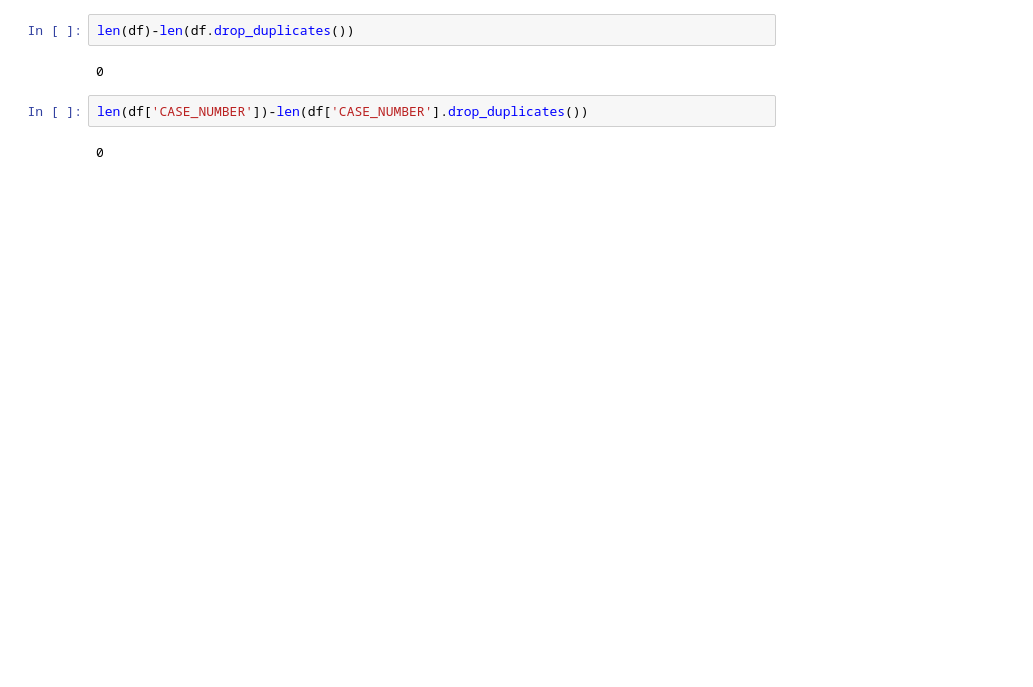
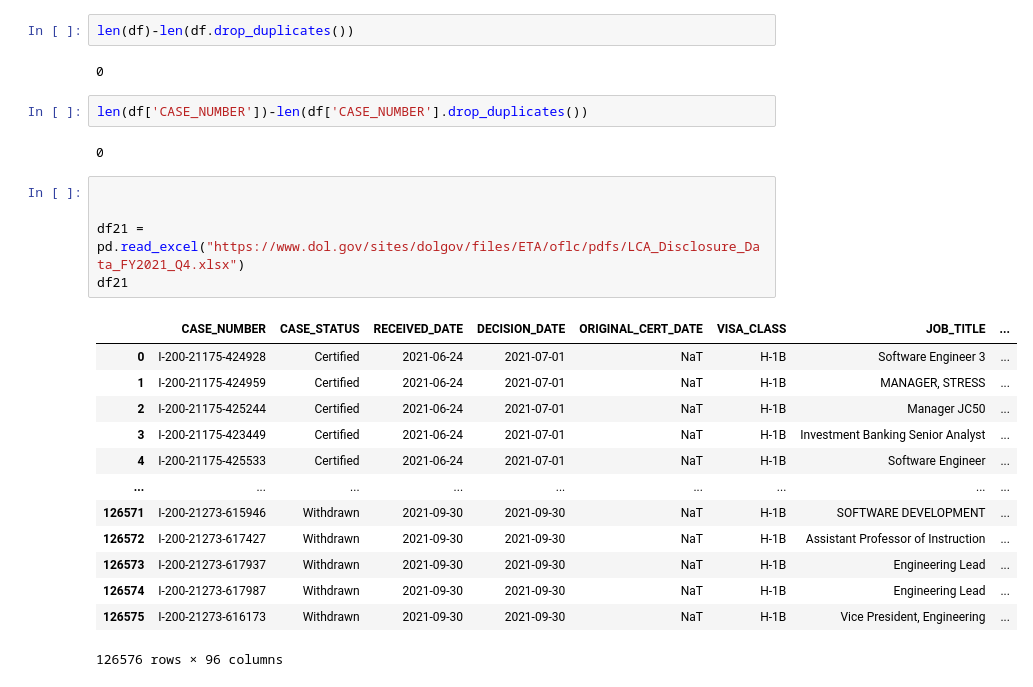
Before and after one commit to JohnBroberg/H1B_LCA, a Jupyter notebook: H1B_LCA.ipynb, the cells around one changed output. Saved outputs shown, nothing was run; the diff lists cells and outputs as text; blank space fills up the shorter version.

```diff
--- a/H1B_LCA.ipynb
+++ b/H1B_LCA.ipynb
@@ -76,3 +101,22 @@ len(df)-len(df.drop_duplicates())
 len(df['CASE_NUMBER'])-len(df['CASE_NUMBER'].drop_duplicates())
 # %% [output]
 0
+# %%
+
+
+df21 = pd.read_excel("https://www.dol.gov/sites/dolgov/files/ETA/oflc/pdfs/LCA_Disclosure_Data_FY2021_Q4.xlsx")
+df21
+# %% [output]
+|  | CASE_NUMBER | CASE_STATUS | RECEIVED_DATE | DECISION_DATE | ORIGINAL_CERT_DATE | VISA_CLASS | JOB_TITLE | ... |
+| 0 | I-200-21175-424928 | Certified | 2021-06-24 | 2021-07-01 | NaT | H-1B | Software Engineer 3 | ... |
+| 1 | I-200-21175-424959 | Certified | 2021-06-24 | 2021-07-01 | NaT | H-1B | MANAGER, STRESS | ... |
+| 2 | I-200-21175-425244 | Certified | 2021-06-24 | 2021-07-01 | NaT | H-1B | Manager JC50 | ... |
+| 3 | I-200-21175-423449 | Certified | 2021-06-24 | 2021-07-01 | NaT | H-1B | Investment Banking Senior Analyst | ... |
+| 4 | I-200-21175-425533 | Certified | 2021-06-24 | 2021-07-01 | NaT | H-1B | Software Engineer | ... |
+| ... | ... | ... | ... | ... | ... | ... | ... | ... |
+| 126571 | I-200-21273-615946 | Withdrawn | 2021-09-30 | 2021-09-30 | NaT | H-1B | SOFTWARE DEVELOPMENT | ... |
+| 126572 | I-200-21273-617427 | Withdrawn | 2021-09-30 | 2021-09-30 | NaT | H-1B | Assistant Professor of Instruction | ... |
+| 126573 | I-200-21273-617937 | Withdrawn | 2021-09-30 | 2021-09-30 | NaT | H-1B | Engineering Lead | ... |
+| 126574 | I-200-21273-617987 | Withdrawn | 2021-09-30 | 2021-09-30 | NaT | H-1B | Engineering Lead | ... |
+| 126575 | I-200-21273-616173 | Withdrawn | 2021-09-30 | 2021-09-30 | NaT | H-1B | Vice President, Engineering | ... |
+126576 rows × 96 columns
```
Also changed, not shown: parts of 13 cells of this notebook.
